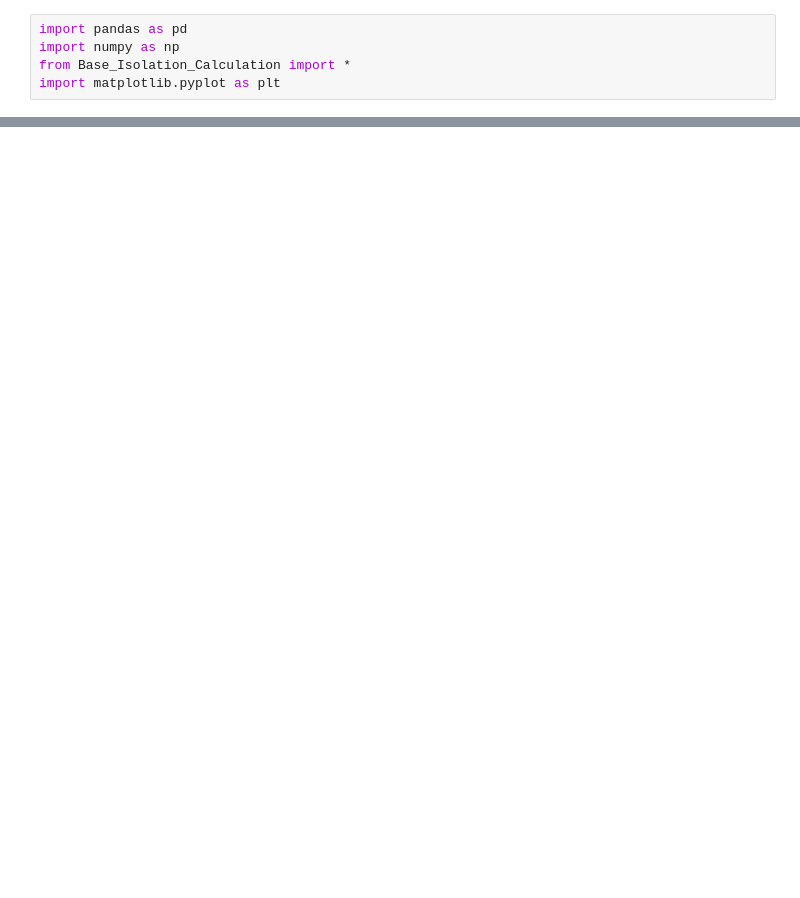
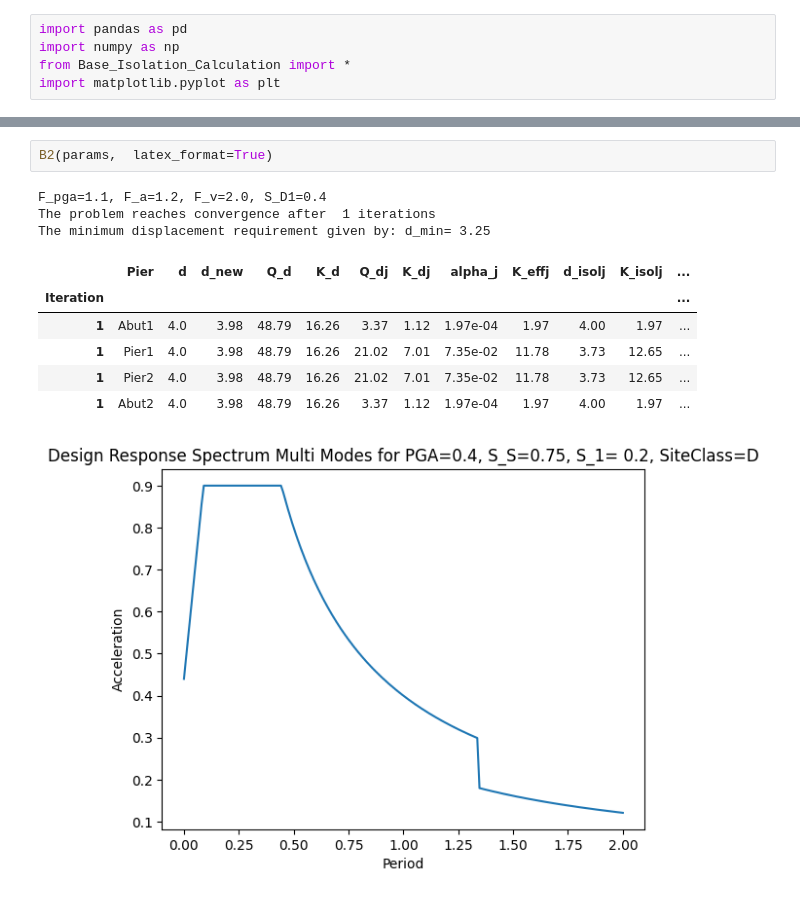
Before and after one commit to CFCSL/BASE-ISOLATION, a Jupyter notebook: Samples.ipynb, the cells around one changed output, grey strips where cells are left out. Cells and saved outputs as stored; diff of their text form; blank space fills up the shorter version.

```diff
--- a/Samples.ipynb
+++ b/Samples.ipynb
@@ -75,0 +78,13 @@ abs(1.66-1.76)/1.76
+# %%
+B2(params,  latex_format=True)
+# %% [output]
+F_pga=1.1, F_a=1.2, F_v=2.0, S_D1=0.4
+The problem reaches convergence after  1 iterations
+The minimum displacement requirement given by: d_min= 3.25
+|  | Pier | d | d_new | Q_d | K_d | Q_dj | K_dj | alpha_j | K_effj | d_isolj | K_isolj | ... |
+| Iteration |  |  |  |  |  |  |  |  |  |  |  | ... |
+| 1 | Abut1 | 4.0 | 3.98 | 48.79 | 16.26 | 3.37 | 1.12 | 1.97e-04 | 1.97 | 4.00 | 1.97 | ... |
+| 1 | Pier1 | 4.0 | 3.98 | 48.79 | 16.26 | 21.02 | 7.01 | 7.35e-02 | 11.78 | 3.73 | 12.65 | ... |
+| 1 | Pier2 | 4.0 | 3.98 | 48.79 | 16.26 | 21.02 | 7.01 | 7.35e-02 | 11.78 | 3.73 | 12.65 | ... |
+| 1 | Abut2 | 4.0 | 3.98 | 48.79 | 16.26 | 3.37 | 1.12 | 1.97e-04 | 1.97 | 4.00 | 1.97 | ... |
+[figure, added]
```
Also changed, not shown: parts of 12 cells of this notebook, 8 other files.
